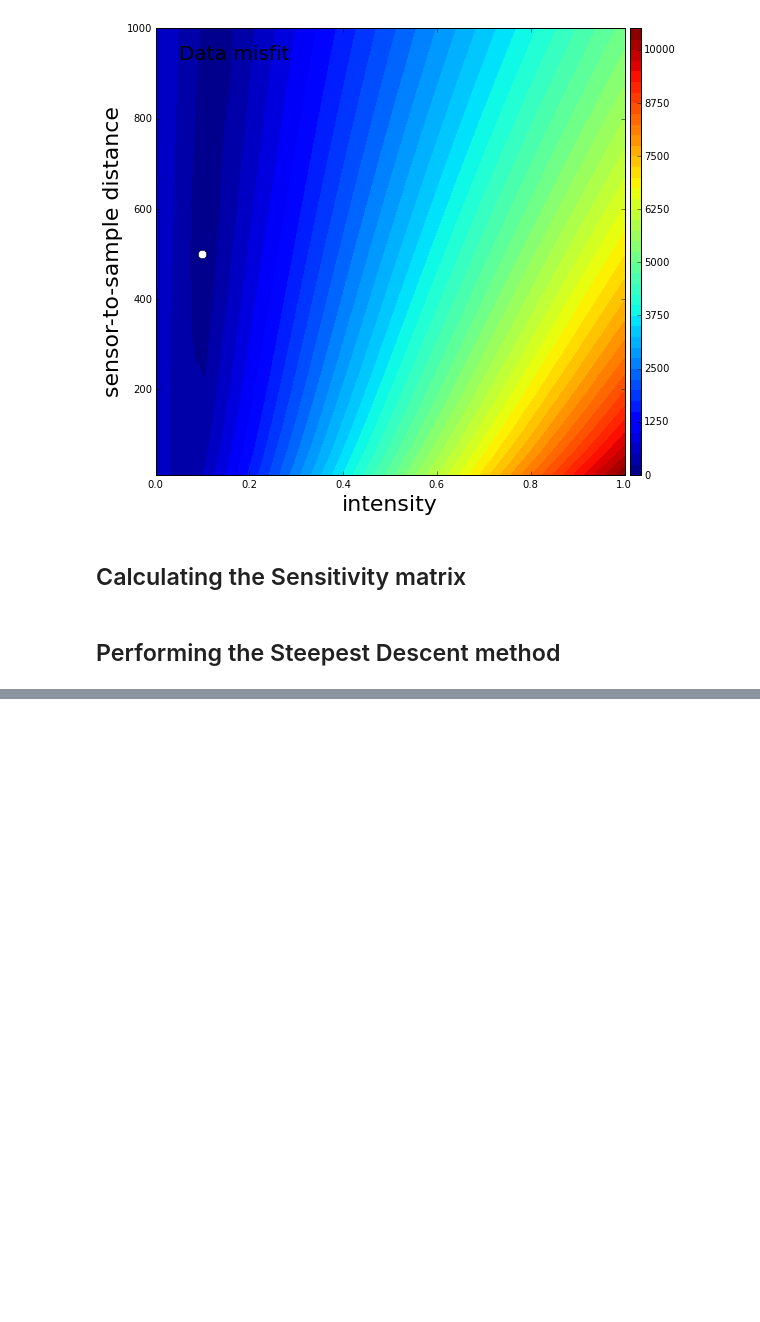
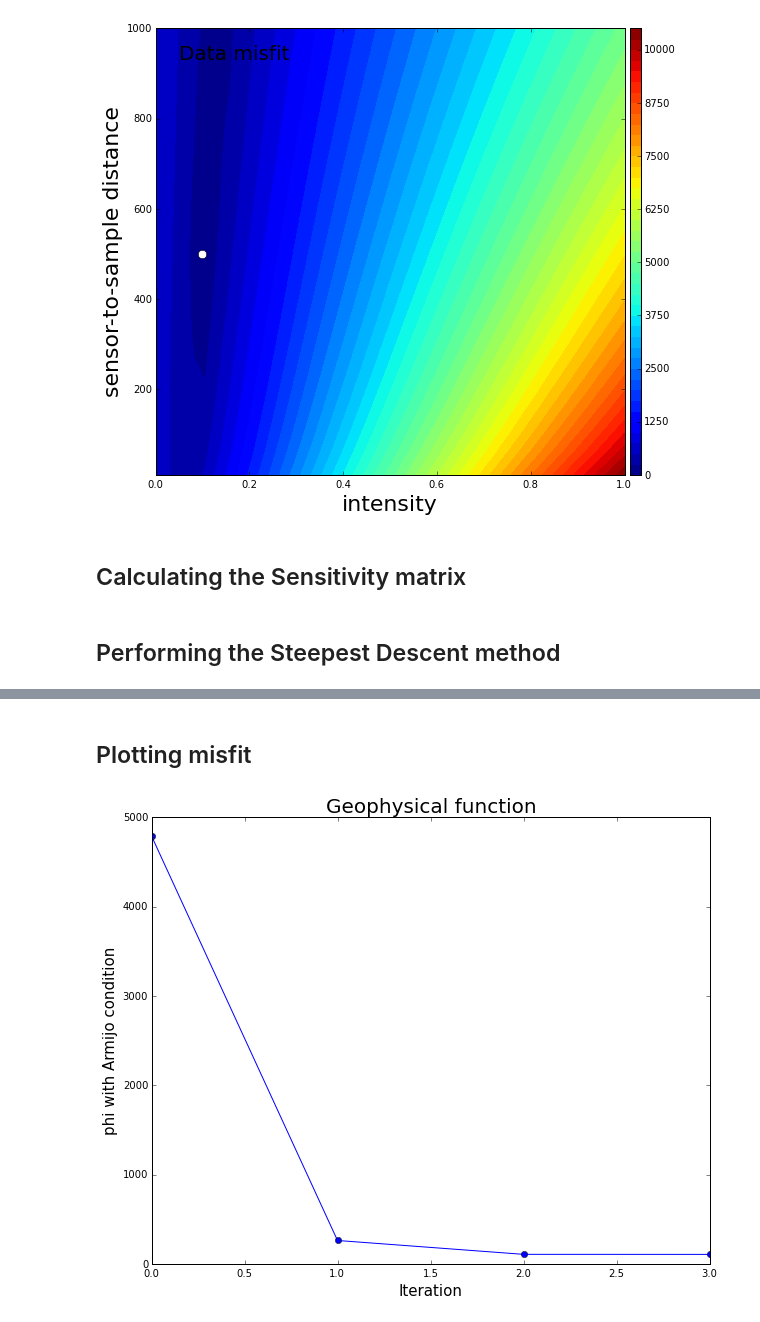
Before and after one commit to andrelreis/nonlinear_inversion, a Jupyter notebook: codigos/prism_microscopy_nonlinear_SD.ipynb, the cells around one changed output, grey strips where cells are left out. Cells and saved outputs as stored; diff of their text form; code cells hidden in the pictures; blank space fills up the shorter version.

```diff
--- a/codigos/prism_microscopy_nonlinear_SD.ipynb
+++ b/codigos/prism_microscopy_nonlinear_SD.ipynb
@@ -269,0 +262,13 @@ plt.show()
+# %% [markdown]
+## Plotting misfit
+# %%
+plt.figure(figsize=(10,8))
+
+plt.plot(it, phi, 'o-')
+plt.title('Geophysical function',fontsize=20)
+plt.ylabel('phi with Armijo condition',fontsize=15)
+plt.xlabel('Iteration',fontsize=15)
+
+plt.show()
+# %% [output]
+[figure, added]
```
Also changed, not shown: parts of 6 cells of this notebook.
